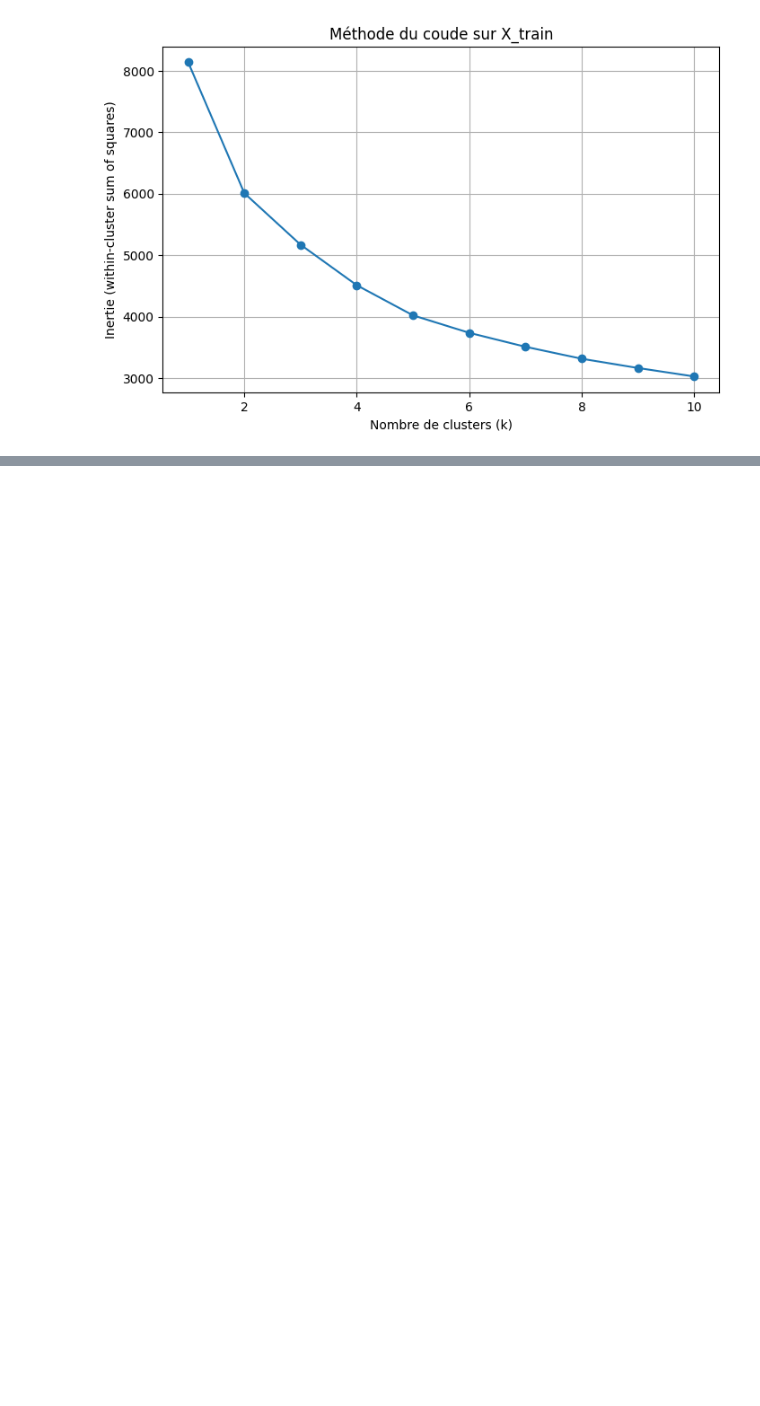
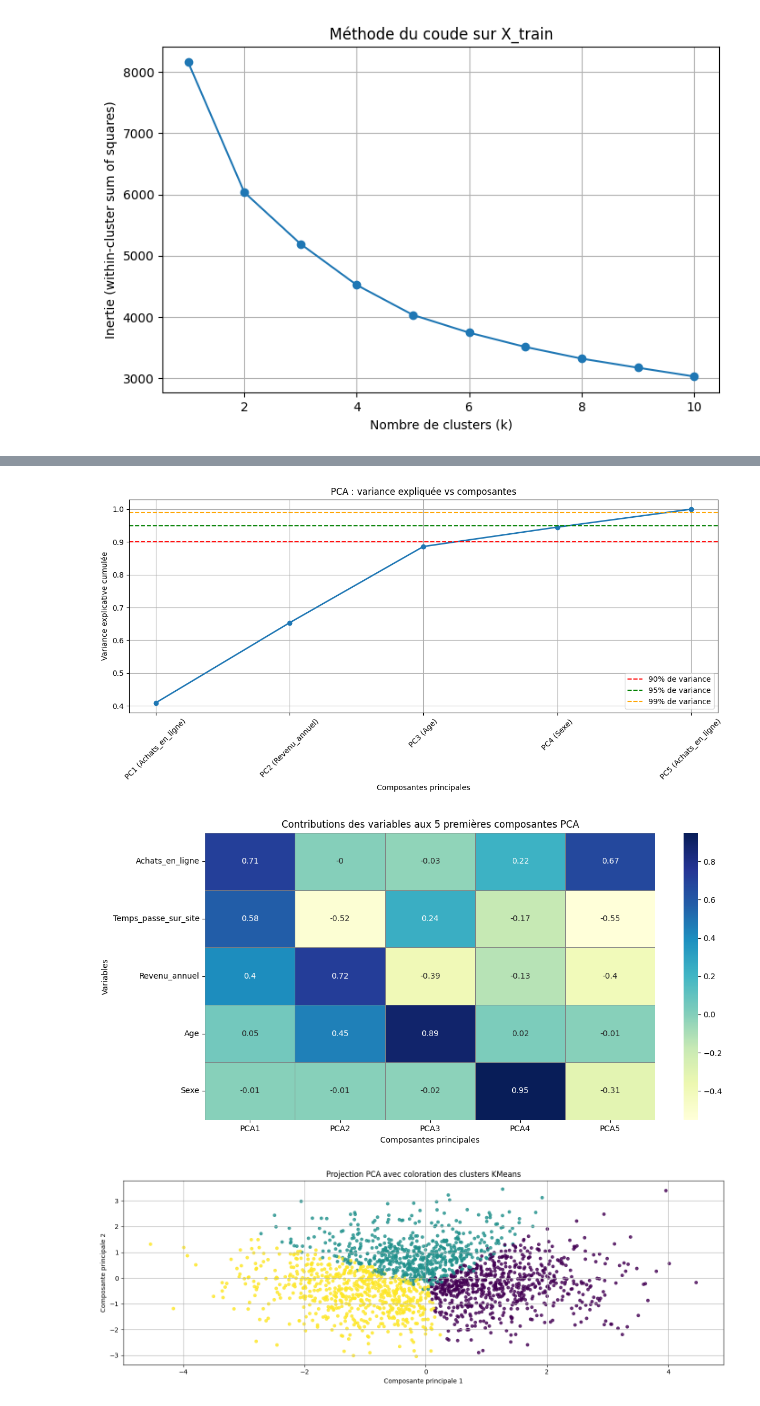
Before and after one commit to hlrnGH/HETIC_Project_ML, a Jupyter notebook: main.ipynb, the cells around one changed output, grey strips where cells are left out. Cells and saved outputs as stored; diff of their text form; code cells hidden in the pictures; blank space fills up the shorter version.

```diff
--- a/main.ipynb
+++ b/main.ipynb
@@ -143,0 +93,75 @@ Cluster
+# %%
+# ----- PCA -----
+pca = PCA()
+X_pca = pca.fit_transform(X_train)
+
+# Variance expliquée cumulée
+explained_variance_cumsum = np.cumsum(pca.explained_variance_ratio_)
+
+# Index de la feature ayant le poids max absolu pour chaque PC
+dominant_features_idx = np.abs(pca.components_).argmax(axis=1)
+dominant_features = X_train.columns[dominant_features_idx]  # si X est un DataFrame
+
+x_labels = [f"PC{i+1} ({feat})" for i, feat in enumerate(dominant_features)]
+
+plt.figure(figsize=(12, 6))
+plt.plot(explained_variance_cumsum, marker='o', linewidth=2)
+plt.axhline(y=0.90, color='r', linestyle='--', label="90% de variance")
+plt.axhline(y=0.95, color='g', linestyle='--', label="95% de variance")
+plt.axhline(y=0.99, color='orange', linestyle='--', label="99% de variance")
+plt.xticks(ticks=range(len(x_labels)), labels=x_labels, rotation=45)
+plt.xlabel("Composantes principales")
+plt.ylabel("Variance explicative cumulée")
+plt.title("PCA : variance expliquée vs composantes")
+plt.legend()
+plt.grid(True)
+plt.tight_layout()
+plt.show()
+
+# Création du DataFrame des charges
+pca_loadings = pd.DataFrame(
+    pca.components_.T,
+    columns=[f'PCA{i+1}' for i in range(pca.n_components_)],
+    index=X_train.columns
+)
+
+# Tri facultatif des features par importance absolue sur la 1ère composante
+pca_sorted = pca_loadings.copy()
+pca_sorted['|PCA1|'] = pca_sorted['PCA1'].abs()
+pca_sorted = pca_sorted.sort_values(by='|PCA1|', ascending=False).drop(columns='|PCA1|')
+
+# Affichage sous forme de heatmap
+plt.figure(figsize=(12, 6))
+sns.heatmap(pca_sorted.iloc[:, :5].round(2), annot=True, cmap="YlGnBu", linewidths=0.5, linecolor='gray')
+plt.title("Contributions des variables aux 5 premières composantes PCA")
+plt.xlabel("Composantes principales")
+plt.ylabel("Variables")
+plt.tight_layout()
+plt.show()
+
+# ----- Visualisation des clusters -----
+plt.figure(figsize=(14, 5))
+plt.scatter(
+    X_pca[:, 0],  # PC1
+    X_pca[:, 1],  # PC2
+    c=clusters,   # couleur par cluster
+    cmap='viridis',  # ou 'tab10', 'Set1'...
+    s=20,
+    alpha=0.8
+)
+plt.title("Projection PCA avec coloration des clusters KMeans")
+plt.xlabel("Composante principale 1")
+plt.ylabel("Composante principale 2")
+plt.grid(True)
+plt.tight_layout()
+plt.show()
+
+# ----- Matrice de passage -----
+df_clusters = pd.DataFrame({'Cluster': clusters, 'Vraie_classe': y_train.reset_index(drop=True)})
+matrice_passage = pd.crosstab(df_clusters['Cluster'], df_clusters['Vraie_classe'])
+print("Matrice de passage (clusters vs réponse réelle) :\n")
+print(matrice_passage)
+# %% [output]
+[figure, added]
+[figure, added]
+[figure, added]
```
Also changed, not shown: parts of 10 cells of this notebook.
